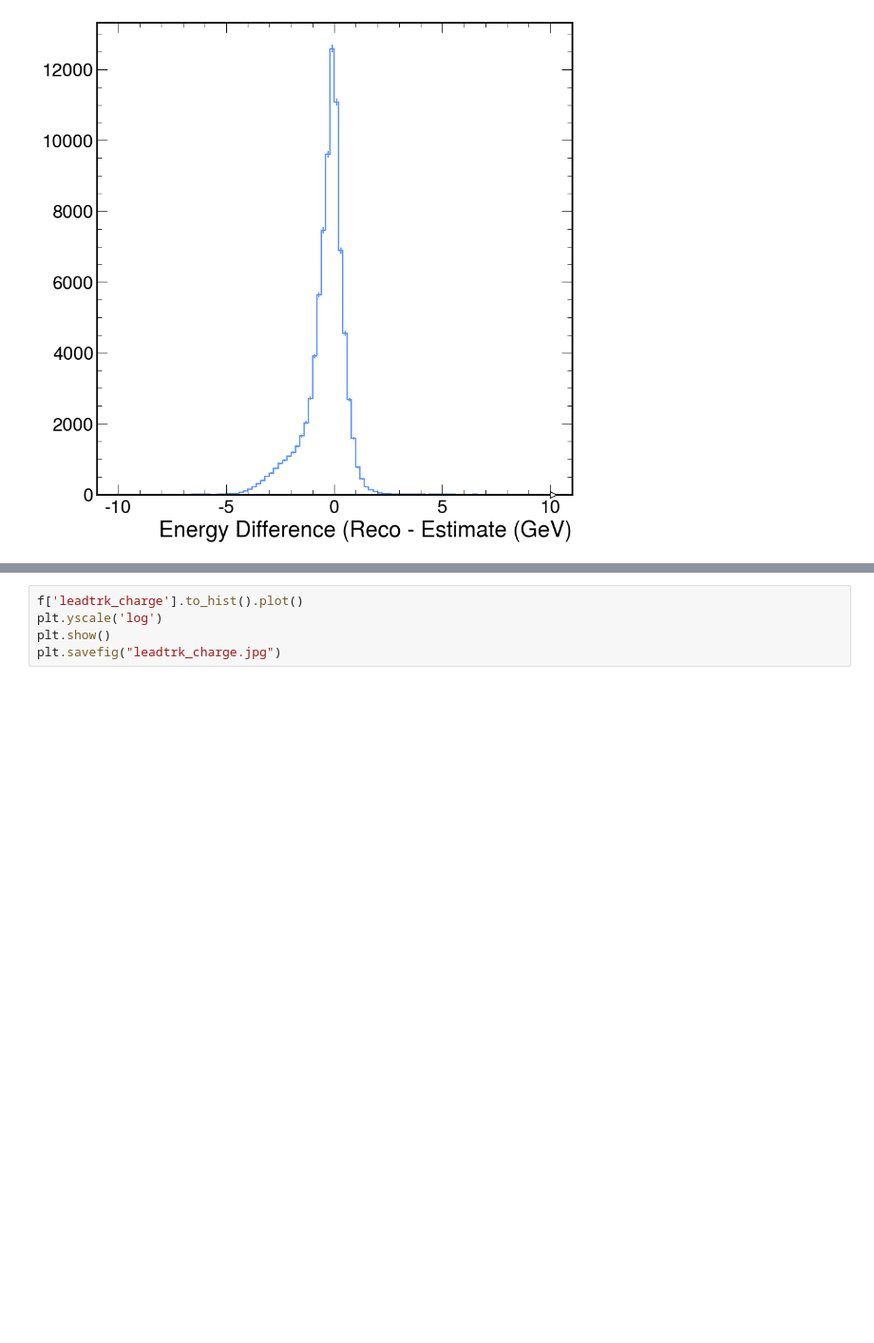
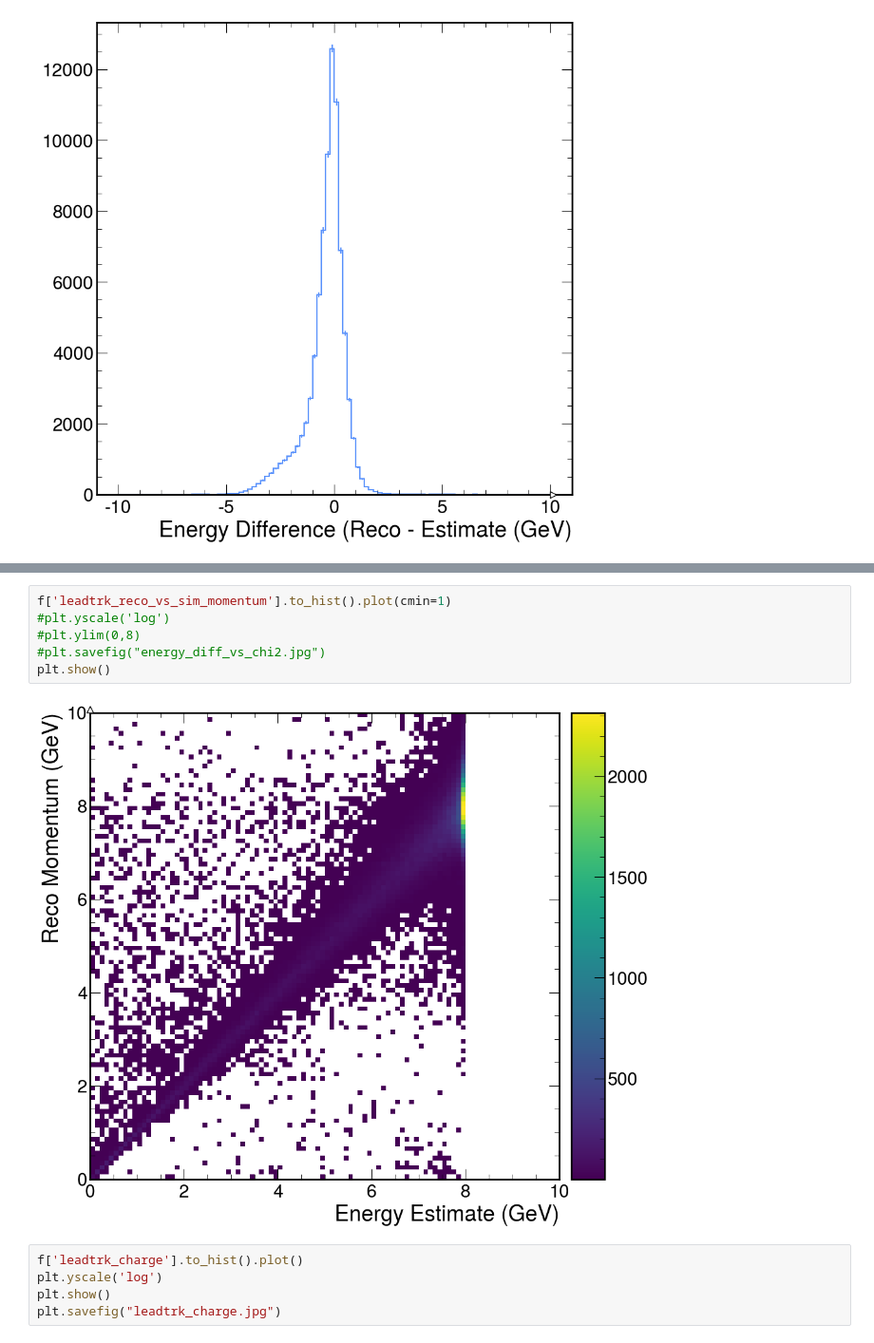
Before and after one commit to rodr1001/my_code, a Jupyter notebook: ldmx/EAT_Tracking/plot-eat-tracking-histograms.ipynb, the cells around one changed output, grey strips where cells are left out. Shown at 95% size. Saved outputs shown, nothing was run; the diff lists cells and outputs as text; blank space fills up the shorter version.

```diff
--- a/ldmx/EAT_Tracking/plot-eat-tracking-histograms.ipynb
+++ b/ldmx/EAT_Tracking/plot-eat-tracking-histograms.ipynb
@@ -79,6 +84,14 @@ plt.savefig("energy_diff_vs_chi2.jpg")
 plt.show()
 # %% [output]
 [figure]
+# %%
+f['leadtrk_reco_vs_sim_momentum'].to_hist().plot(cmin=1)
+#plt.yscale('log')
+#plt.ylim(0,8)
+#plt.savefig("energy_diff_vs_chi2.jpg")
+plt.show()
+# %% [output]
+[figure, added]
 # %%
 f['leadtrk_charge'].to_hist().plot()
 plt.yscale('log')
```
Also changed, not shown: parts of 6 cells of this notebook, 2 other files.
